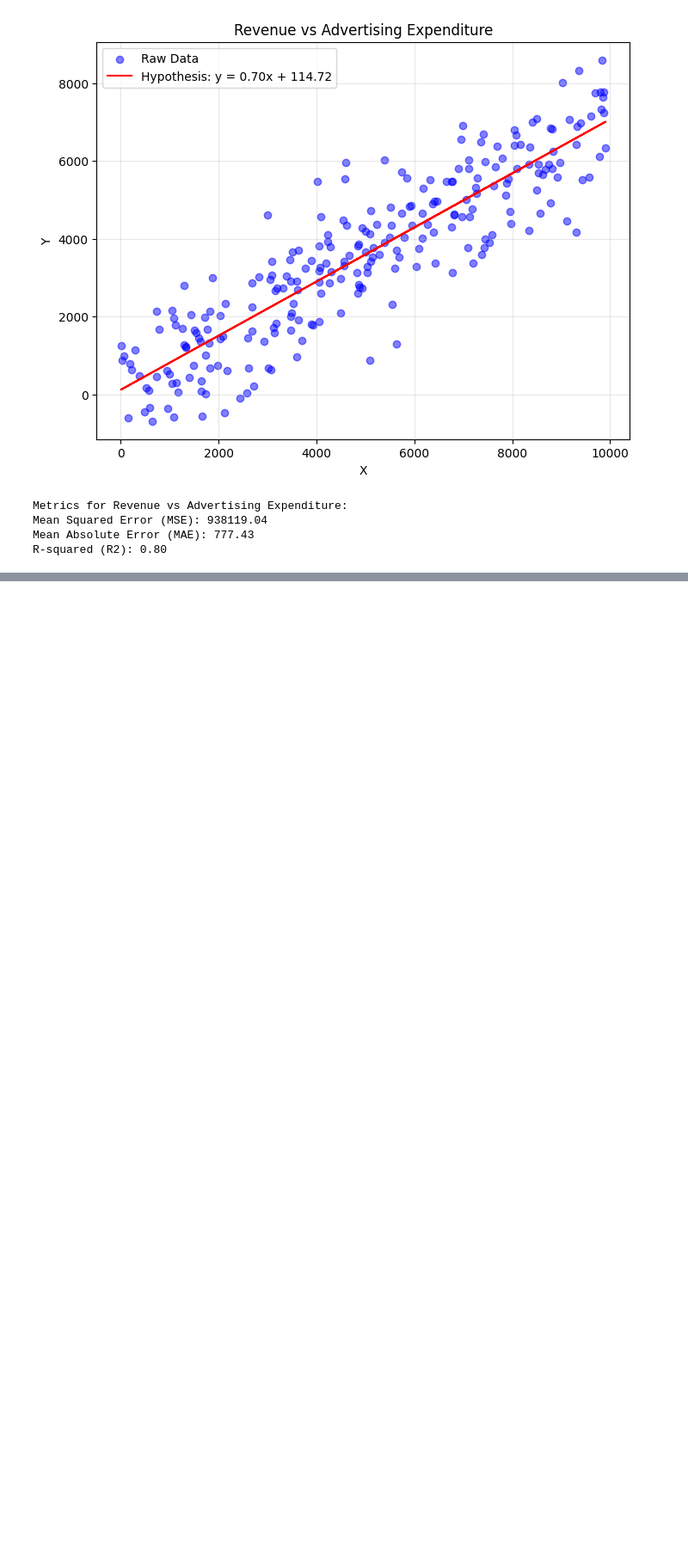
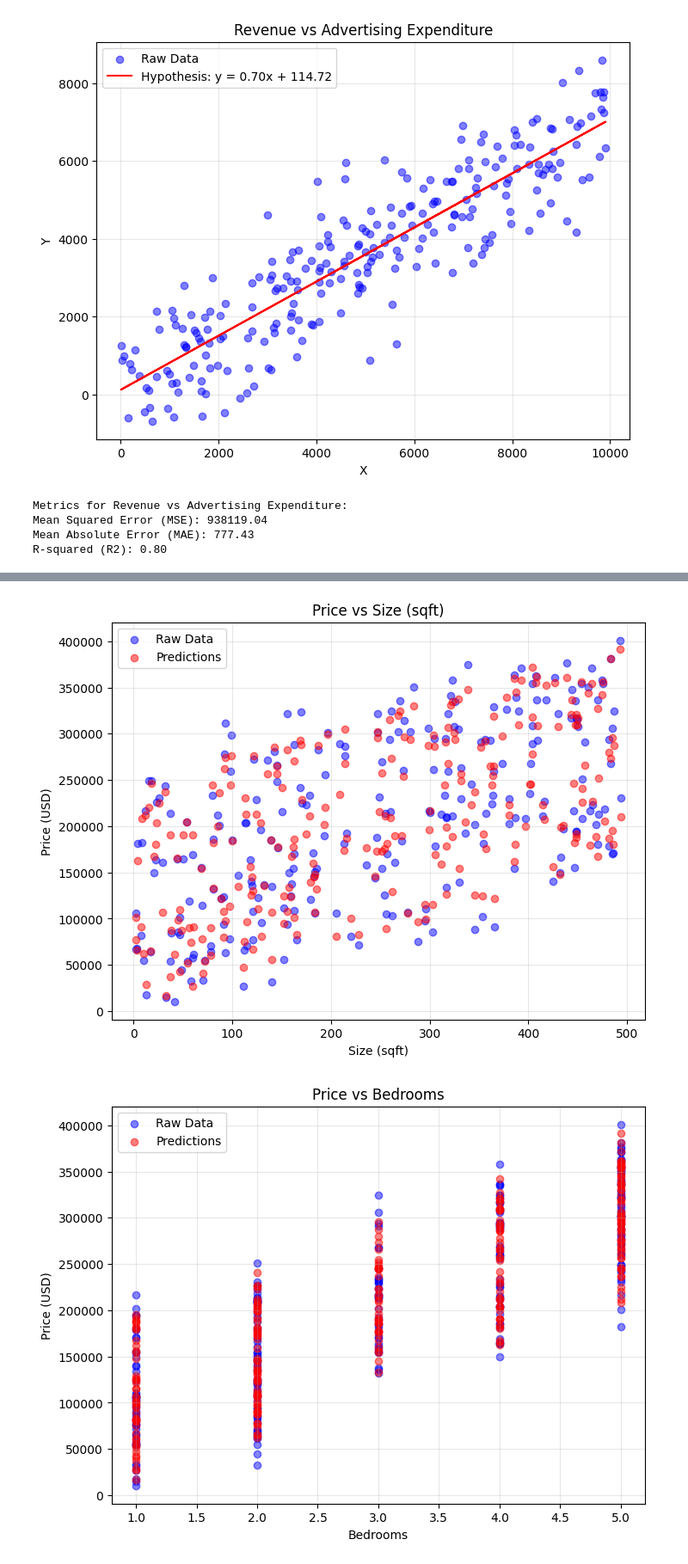
Before and after one commit to paparajeya/machine-learning, a Jupyter notebook: notebook/1_linear_regression.ipynb, the cells around one changed output, grey strips where cells are left out. Shown at 86% size. Cells and saved outputs as stored; diff of their text form; code cells hidden in the pictures; blank space fills up the shorter version.

```diff
--- a/notebook/1_linear_regression.ipynb
+++ b/notebook/1_linear_regression.ipynb
@@ -146,0 +626,73 @@ R-squared (R2): 0.80
+# %%
+# Mini-batch Gradient Descent Implementation
+def minibatch_gradient_descent(X, y, batch_size=5, learning_rate=0.01, epochs=100):
+    n_samples, n_features = X.shape
+    weights = np.zeros(n_features)  # Initialize weights to zeros
+
+    for epoch in range(epochs):
+        for i in range(0, n_samples, batch_size):
+            # Randomly shuffle data to simulate stochastic behavior
+            indices = np.random.randint(i, i+batch_size, batch_size)
+            x_i = X[indices]
+            y_i = y[indices]
+
+            # Prediction for a batch of samples
+            y_pred_i = x_i @ weights
+
+            # Compute the gradient for the batch
+            gradient = -(2 / n_samples) * (x_i.T @ (y_i - y_pred_i))
+
+            # Update weights using the gradient
+            weights -= learning_rate * gradient
+
+        # Optionally, calculate and display MSE every epoch
+        y_pred = X @ weights
+        mse = np.mean((y - y_pred) ** 2)
+        if epoch % int(epochs/10) == 0:
+            print(f"Epoch {epoch}: MSE = {mse:.2f}")
+
+    return weights
+
+# Train the model using Mini-batch GD
+learning_rate = 0.00001 # PLAY AROUND WITH THIS VALUE
+epochs = 60000          # PLAY AROUND WITH THIS VALUE
+weights = minibatch_gradient_descent(X_b, y, batch_size=5, learning_rate=learning_rate, epochs=epochs)
+
+# Extract coefficients
+slope_size, slope_bedrooms, slope_distance, intercept = weights
+
+# Predict using the model
+y_pred = X_b @ weights # Predictions
+
+# Calculate metrics
+mse = np.mean((y - y_pred) ** 2)  # Mean Squared Error
+mae = np.mean(np.abs(y - y_pred))  # Mean Absolute Error
+ss_total = np.sum((y - np.mean(y)) ** 2)  # Total sum of squares
+ss_residual = np.sum((y - y_pred) ** 2)  # Residual sum of squares
+r2 = 1 - (ss_residual / ss_total)  # R-squared
+
+# Display results
+print("\nFinal Weights (coefficients):")
+print(f"Size (sqft): {slope_size:.2f}")
+print(f"Bedrooms: {slope_bedrooms:.2f}")
+print(f"Distance to city (km): {slope_distance:.2f}")
+print(f"Intercept: {intercept:.2f}\n")
+
+print("Error Metrics:")
+print(f"Mean Squared Error (MSE): {mse:.2f}")
+print(f"Mean Absolute Error (MAE): {mae:.2f}")
+print(f"R-squared (R2): {r2:.2f}")
+
+# Plot the relationship for each feature against price
+features = ["Size (sqft)", "Bedrooms", "Distance to City Center (km)"]
+for i, feature in enumerate(features):
+    plt.figure(figsize=(8, 6))
+    plt.scatter(X[:, i], y, alpha=0.5, label="Raw Data", color='blue')
+    plt.scatter(X[:, i], y_pred, alpha=0.5, label="Predictions", color='red')
+    plt.title(f"Price vs {feature}")
+    plt.xlabel(feature)
+    plt.ylabel("Price (USD)")
+    plt.legend()
+    plt.grid(alpha=0.3)
+    plt.show()
+# %% [output]
@@ -146,0 +716,2 @@ R-squared (R2): 0.80
+[figure, added]
+[figure, added]
```
Also changed, not shown: parts of 10 cells of this notebook, 3 other files.
